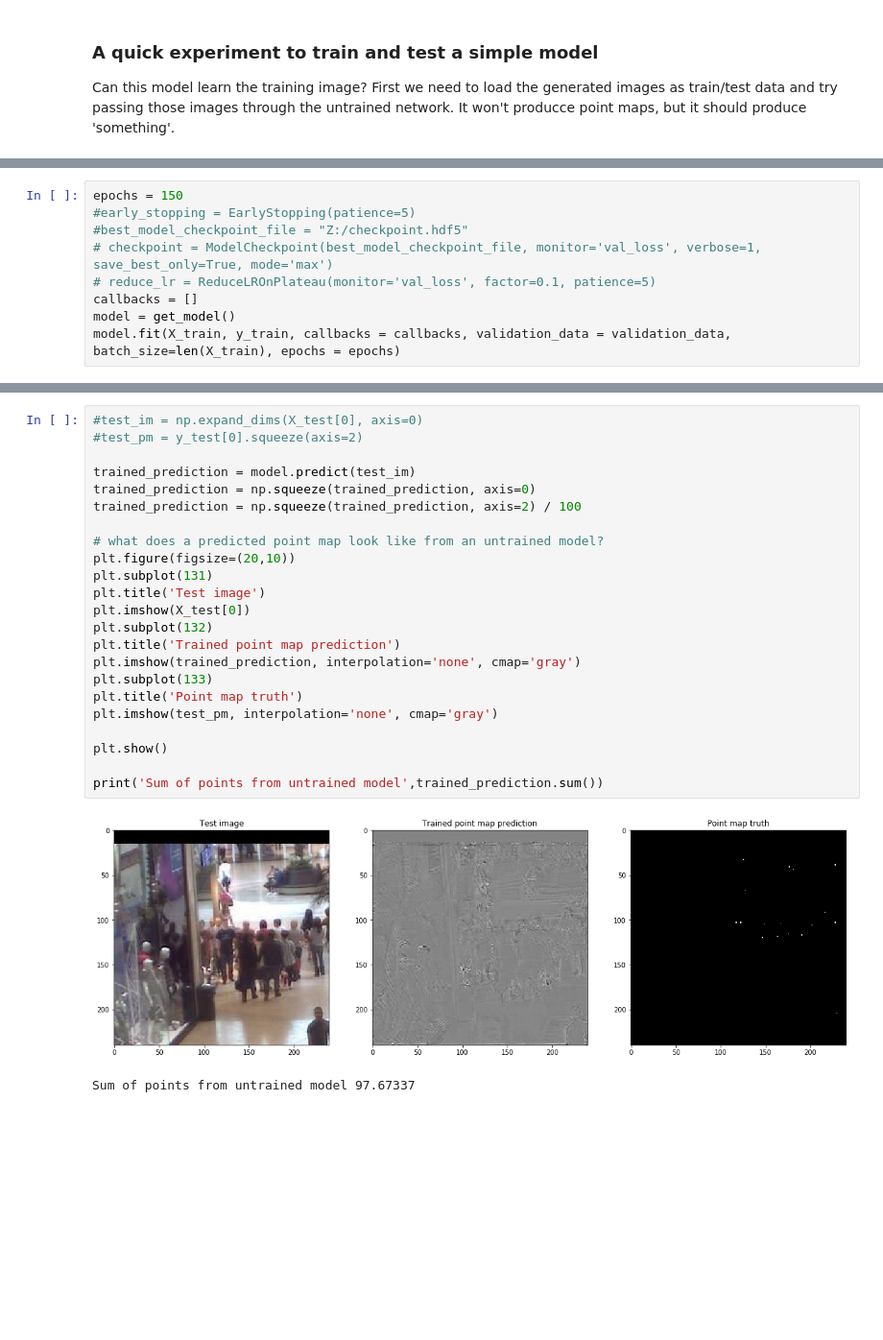
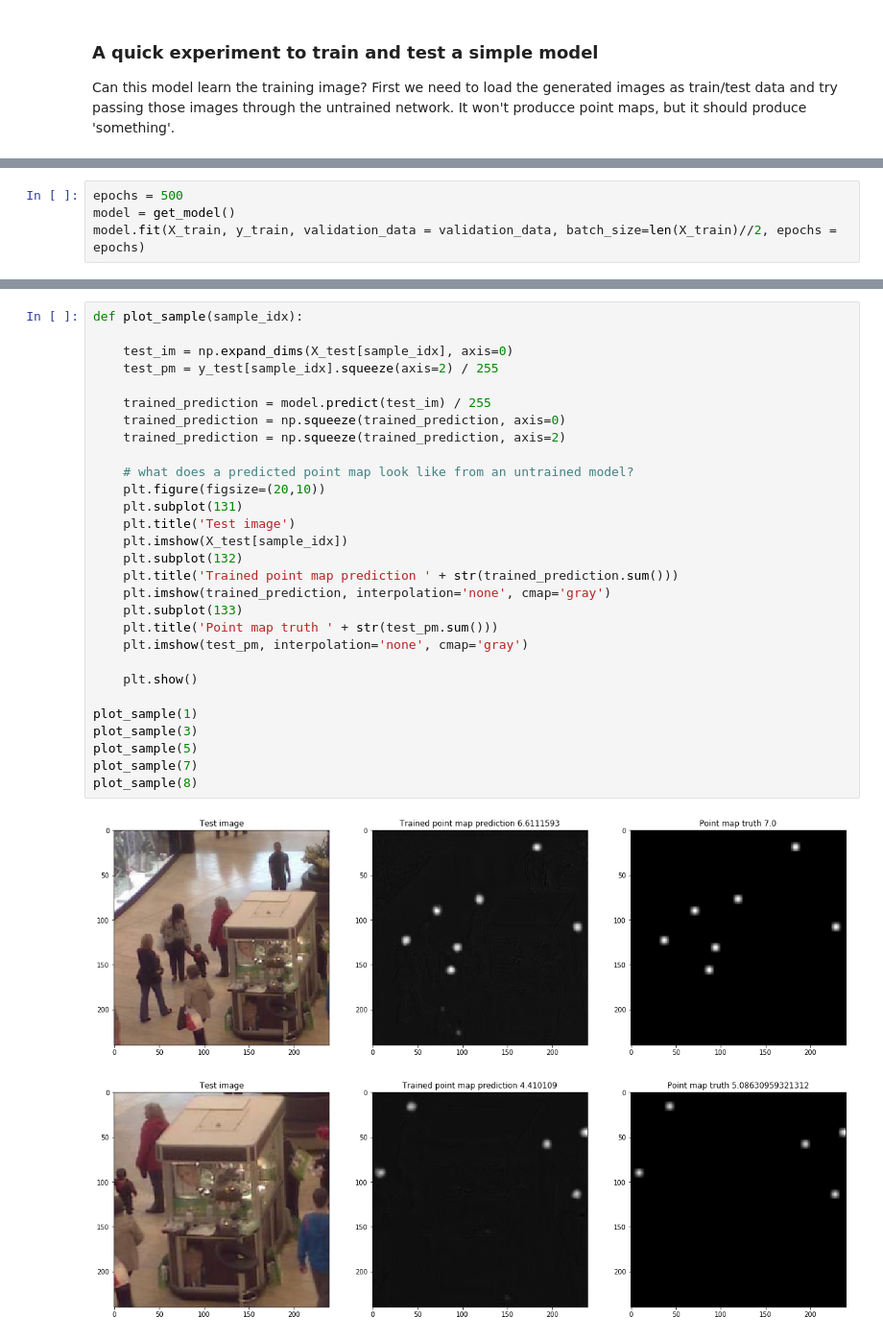
Before and after one commit to JayEh/Predict-Density-Maps, a Jupyter notebook: CNN Density Map Predictions .ipynb, the cells around one changed output, grey strips where cells are left out. Shown at 96% size. Cells and saved outputs as stored; diff of their text form; blank space fills up the shorter version.

```diff
--- a/CNN Density Map Predictions .ipynb
+++ b/CNN Density Map Predictions .ipynb
@@ -426,10 +450,5 @@ As expected, the network is able to predict 'something' from a sample input. Nex
 # %%
-epochs = 150
-#early_stopping = EarlyStopping(patience=5)
-#best_model_checkpoint_file = "Z:/checkpoint.hdf5"
-# checkpoint = ModelCheckpoint(best_model_checkpoint_file, monitor='val_loss', verbose=1, save_best_only=True, mode='max')
-# reduce_lr = ReduceLROnPlateau(monitor='val_loss', factor=0.1, patience=5)
-callbacks = []
+epochs = 500
 model = get_model()
-model.fit(X_train, y_train, callbacks = callbacks, validation_data = validation_data, batch_size=len(X_train), epochs = epochs)
+model.fit(X_train, y_train, validation_data = validation_data, batch_size=len(X_train)//2, epochs = epochs)
 # %% [output]
@@ -453,27 +472,33 @@ Epoch 150/150
 <keras.callbacks.History at 0x...>
 # %%
-#test_im = np.expand_dims(X_test[0], axis=0)
-#test_pm = y_test[0].squeeze(axis=2)
+def plot_sample(sample_idx):
 
-trained_prediction = model.predict(test_im)
-trained_prediction = np.squeeze(trained_prediction, axis=0)
-trained_prediction = np.squeeze(trained_prediction, axis=2) / 100
+    test_im = np.expand_dims(X_test[sample_idx], axis=0)
+    test_pm = y_test[sample_idx].squeeze(axis=2) / 255
 
-# what does a predicted point map look like from an untrained model?
-plt.figure(figsize=(20,10))
-plt.subplot(131)
-plt.title('Test image')
-plt.imshow(X_test[0])
-plt.subplot(132)
-plt.title('Trained point map prediction')
-plt.imshow(trained_prediction, interpolation='none', cmap='gray')
-plt.subplot(133)
-plt.title('Point map truth')
-plt.imshow(test_pm, interpolation='none', cmap='gray')
+    trained_prediction = model.predict(test_im) / 255
+    trained_prediction = np.squeeze(trained_prediction, axis=0)
+    trained_prediction = np.squeeze(trained_prediction, axis=2)
 
-plt.show()
+    # what does a predicted point map look like from an untrained model?
+    plt.figure(figsize=(20,10))
+    plt.subplot(131)
+    plt.title('Test image')
+    plt.imshow(X_test[sample_idx])
+    plt.subplot(132)
+    plt.title('Trained point map prediction ' + str(trained_prediction.sum()))
+    plt.imshow(trained_prediction, interpolation='none', cmap='gray')
+    plt.subplot(133)
+    plt.title('Point map truth ' + str(test_pm.sum()))
+    plt.imshow(test_pm, interpolation='none', cmap='gray')
 
-print('Sum of points from untrained model',trained_prediction.sum())
+    plt.show()
+
+plot_sample(1)
+plot_sample(3)
+plot_sample(5)
+plot_sample(7)
+plot_sample(8)
 # %% [output]
-[figure, old version]
+[figure, new version]
-Sum of points from untrained model 97.67337
+[figure, added]
```
Also changed, not shown: parts of 8 cells of this notebook.
